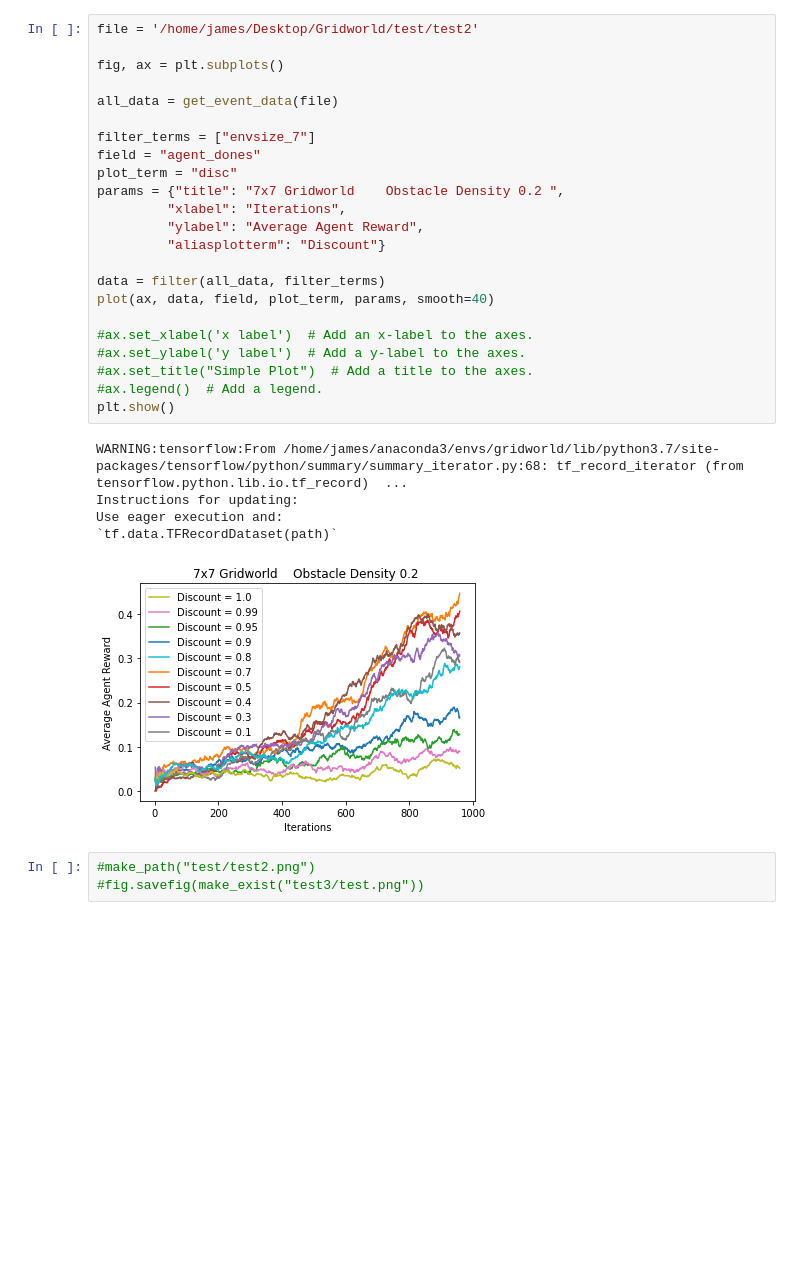
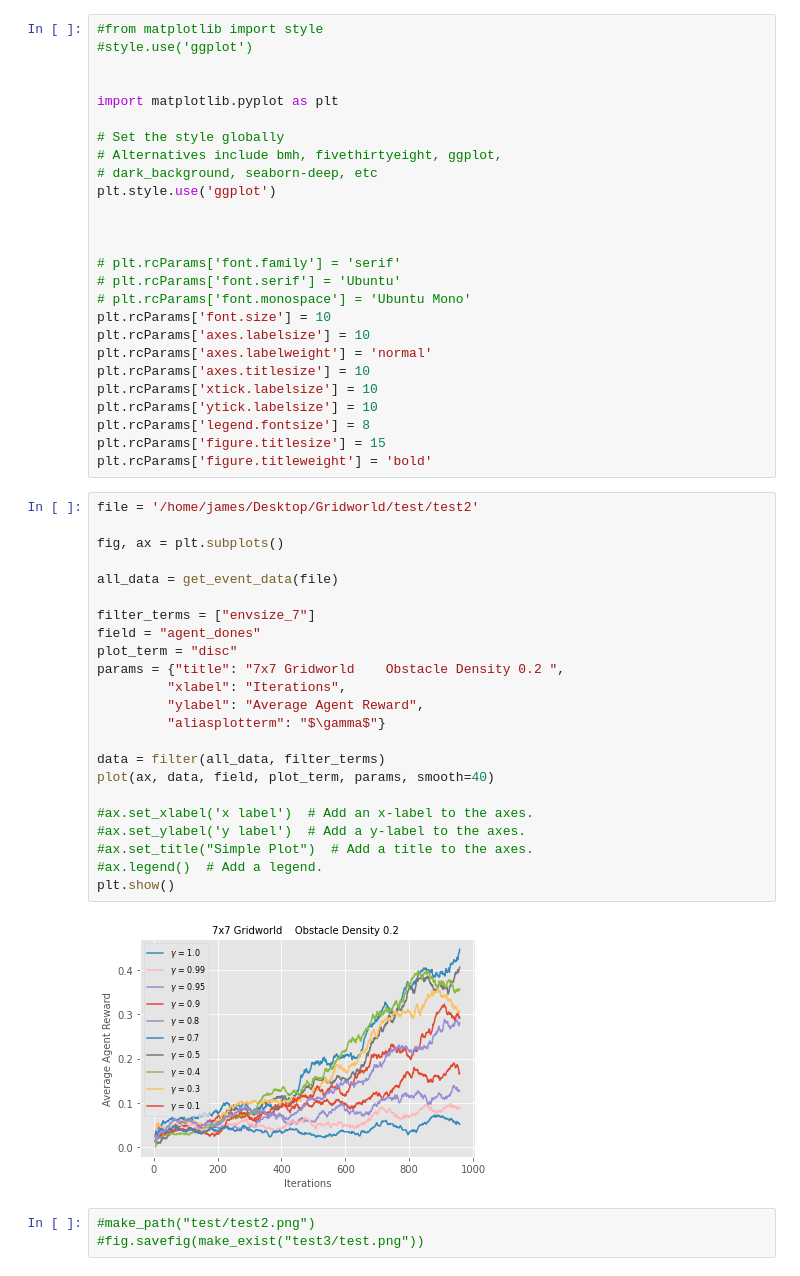
Before and after one commit to Jamesellis51015/Multi-Agent-Path-Finding-with-Reinforcement-Learning, a Jupyter notebook: Experiments/plots/plotExperimets.ipynb, the cells around one changed output. Cells and saved outputs as stored; diff of their text form; blank space fills up the shorter version.

```diff
--- a/Experiments/plots/plotExperimets.ipynb
+++ b/Experiments/plots/plotExperimets.ipynb
@@ -131,35 +43,57 @@ def plot(ax, data, field, plot_term, params, smooth = None):
   #  lbls = [p[1] for p in all_plots]
     h,l,_ = zip(*all_plots)
     ax.legend(h, l)  # Add a legend.
+# %%
+#from matplotlib import style
+#style.use('ggplot')
+
+
+import matplotlib.pyplot as plt
+
+# Set the style globally
+# Alternatives include bmh, fivethirtyeight, ggplot,
+# dark_background, seaborn-deep, etc
+plt.style.use('ggplot')
+
+
+
+# plt.rcParams['font.family'] = 'serif'
+# plt.rcParams['font.serif'] = 'Ubuntu'
+# plt.rcParams['font.monospace'] = 'Ubuntu Mono'
+plt.rcParams['font.size'] = 10
+plt.rcParams['axes.labelsize'] = 10
+plt.rcParams['axes.labelweight'] = 'normal'
+plt.rcParams['axes.titlesize'] = 10
+plt.rcParams['xtick.labelsize'] = 10
+plt.rcParams['ytick.labelsize'] = 10
+plt.rcParams['legend.fontsize'] = 8
+plt.rcParams['figure.titlesize'] = 15
+plt.rcParams['figure.titleweight'] = 'bold'
 # %%
 file = '/home/james/Desktop/Gridworld/test/test2'
 
 fig, ax = plt.subplots()
 
 all_data = get_event_data(file)
 
 filter_terms = ["envsize_7"]
 field = "agent_dones"
 plot_term = "disc"
 params = {"title": "7x7 Gridworld    Obstacle Density 0.2 ",
          "xlabel": "Iterations",
          "ylabel": "Average Agent Reward",
-         "aliasplotterm": "Discount"}
+         "aliasplotterm": "$\gamma$"}
 
 data = filter(all_data, filter_terms)
 plot(ax, data, field, plot_term, params, smooth=40)
 
 #ax.set_xlabel('x label')  # Add an x-label to the axes.
 #ax.set_ylabel('y label')  # Add a y-label to the axes.
 #ax.set_title("Simple Plot")  # Add a title to the axes.
 #ax.legend()  # Add a legend.
 plt.show()
 # %% [output]
-WARNING:tensorflow:From /home/james/anaconda3/envs/gridworld/lib/python3.7/site-packages/tensorflow/python/summary/summary_iterator.py:68: tf_record_iterator (from tensorflow.python.lib.io.tf_record)  ...
-Instructions for updating:
-Use eager execution and:
-`tf.data.TFRecordDataset(path)`
-[figure, old version]
+[figure, new version]
 # %%
 #make_path("test/test2.png")
 #fig.savefig(make_exist("test3/test.png"))
```
Also changed, not shown: parts of 3 cells of this notebook, 10 other files.
